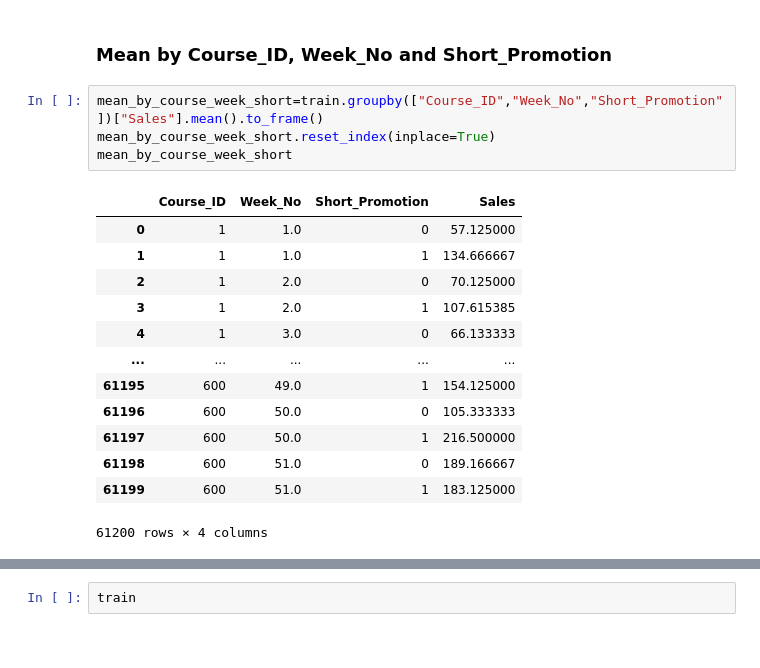
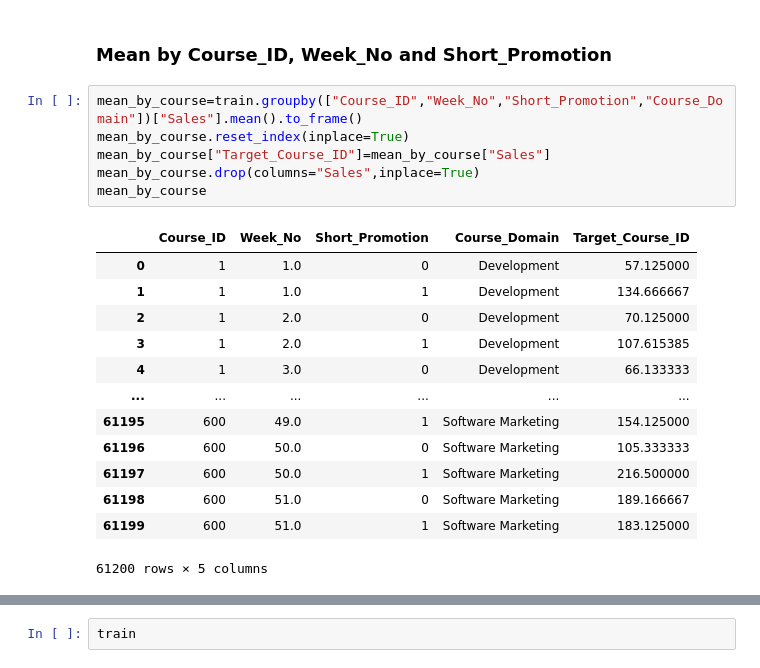
Before and after one commit to iasarthak/AV-Bootcamp-ML-Hackathon, a Jupyter notebook: Baseline Modelling.ipynb, the cells around one changed output, grey strips where cells are left out. Drawn from its saved outputs; the diff is of its cells as text.

```diff
--- a/Baseline Modelling.ipynb
+++ b/Baseline Modelling.ipynb
@@ -130,21 +130,23 @@ export_submission(test.merge(mean_by_course_week)["Sales"],"Mean_by_Course_ID_We
 # %% [markdown]
 ### Mean by Course_ID, Week_No and Short_Promotion
 # %%
-mean_by_course_week_short=train.groupby(["Course_ID","Week_No","Short_Promotion"])["Sales"].mean().to_frame()
-mean_by_course_week_short.reset_index(inplace=True)
-mean_by_course_week_short
+mean_by_course=train.groupby(["Course_ID","Week_No","Short_Promotion","Course_Domain"])["Sales"].mean().to_frame()
+mean_by_course.reset_index(inplace=True)
+mean_by_course["Target_Course_ID"]=mean_by_course["Sales"]
+mean_by_course.drop(columns="Sales",inplace=True)
+mean_by_course
 # %% [output]
-|  | Course_ID | Week_No | Short_Promotion | Sales |
-| 0 | 1 | 1.0 | 0 | 57.125000 |
-| 1 | 1 | 1.0 | 1 | 134.666667 |
-| 2 | 1 | 2.0 | 0 | 70.125000 |
-| 3 | 1 | 2.0 | 1 | 107.615385 |
-| 4 | 1 | 3.0 | 0 | 66.133333 |
-| ... | ... | ... | ... | ... |
-| 61195 | 600 | 49.0 | 1 | 154.125000 |
-| 61196 | 600 | 50.0 | 0 | 105.333333 |
-| 61197 | 600 | 50.0 | 1 | 216.500000 |
-| 61198 | 600 | 51.0 | 0 | 189.166667 |
-| 61199 | 600 | 51.0 | 1 | 183.125000 |
+|  | Course_ID | Week_No | Short_Promotion | Course_Domain | Target_Course_ID |
+| 0 | 1 | 1.0 | 0 | Development | 57.125000 |
+| 1 | 1 | 1.0 | 1 | Development | 134.666667 |
+| 2 | 1 | 2.0 | 0 | Development | 70.125000 |
+| 3 | 1 | 2.0 | 1 | Development | 107.615385 |
+| 4 | 1 | 3.0 | 0 | Development | 66.133333 |
+| ... | ... | ... | ... | ... | ... |
+| 61195 | 600 | 49.0 | 1 | Software Marketing | 154.125000 |
+| 61196 | 600 | 50.0 | 0 | Software Marketing | 105.333333 |
+| 61197 | 600 | 50.0 | 1 | Software Marketing | 216.500000 |
+| 61198 | 600 | 51.0 | 0 | Software Marketing | 189.166667 |
+| 61199 | 600 | 51.0 | 1 | Software Marketing | 183.125000 |
-61200 rows × 4 columns
+61200 rows × 5 columns
 # %%
```
Also changed, not shown: parts of 2 cells of this notebook, 10 other files.
